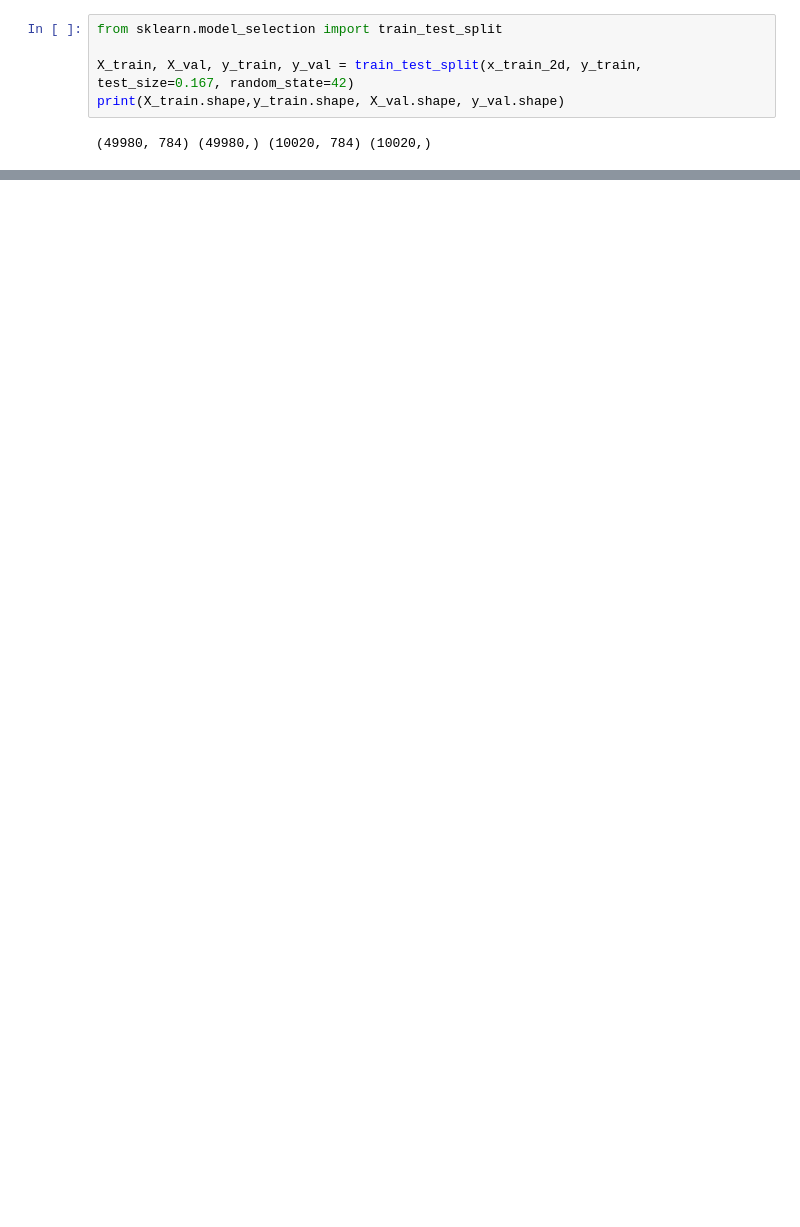
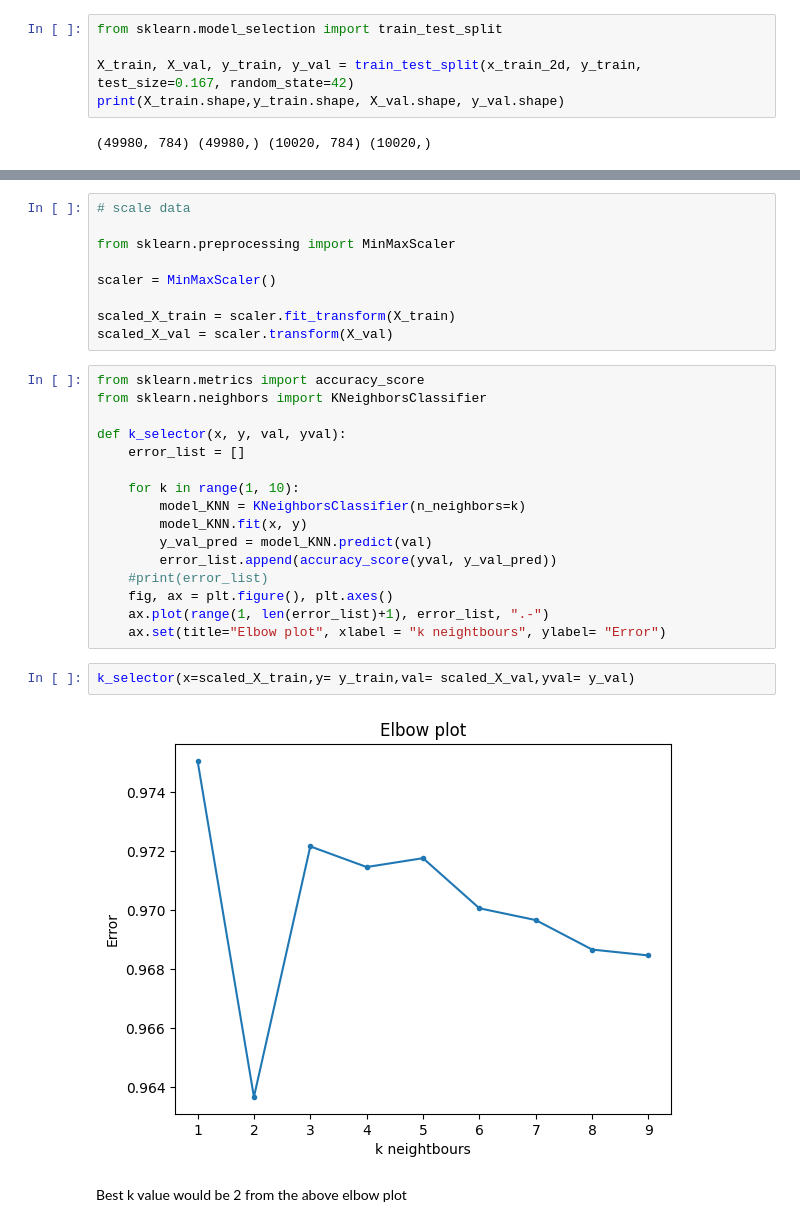
Before and after one commit to CyrilleKolle/Machine-Learning-Cyrille-Ngide, a Jupyter notebook: exercices/knn.ipynb, the cells around one changed output, grey strips where cells are left out. Cells and saved outputs as stored; diff of their text form; blank space fills up the shorter version.

```diff
--- a/exercices/knn.ipynb
+++ b/exercices/knn.ipynb
@@ -165,0 +172,31 @@ print(X_train.shape,y_train.shape, X_val.shape, y_val.shape)
+# %%
+# scale data
+
+from sklearn.preprocessing import MinMaxScaler
+
+scaler = MinMaxScaler()
+
+scaled_X_train = scaler.fit_transform(X_train)
+scaled_X_val = scaler.transform(X_val)
+# %%
+from sklearn.metrics import accuracy_score
+from sklearn.neighbors import KNeighborsClassifier
+
+def k_selector(x, y, val, yval):
+    error_list = []
+
+    for k in range(1, 10):
+        model_KNN = KNeighborsClassifier(n_neighbors=k)
+        model_KNN.fit(x, y)
+        y_val_pred = model_KNN.predict(val)
+        error_list.append(accuracy_score(yval, y_val_pred))
+    #print(error_list)
+    fig, ax = plt.figure(), plt.axes()
+    ax.plot(range(1, len(error_list)+1), error_list, ".-")
+    ax.set(title="Elbow plot", xlabel = "k neightbours", ylabel= "Error")
+# %%
+k_selector(x=scaled_X_train,y= y_train,val= scaled_X_val,yval= y_val)
+# %% [output]
+[figure, added]
+# %% [markdown]
+Best k value would be 2 from the above elbow plot
```
Also changed, not shown: parts of 3 cells of this notebook.
